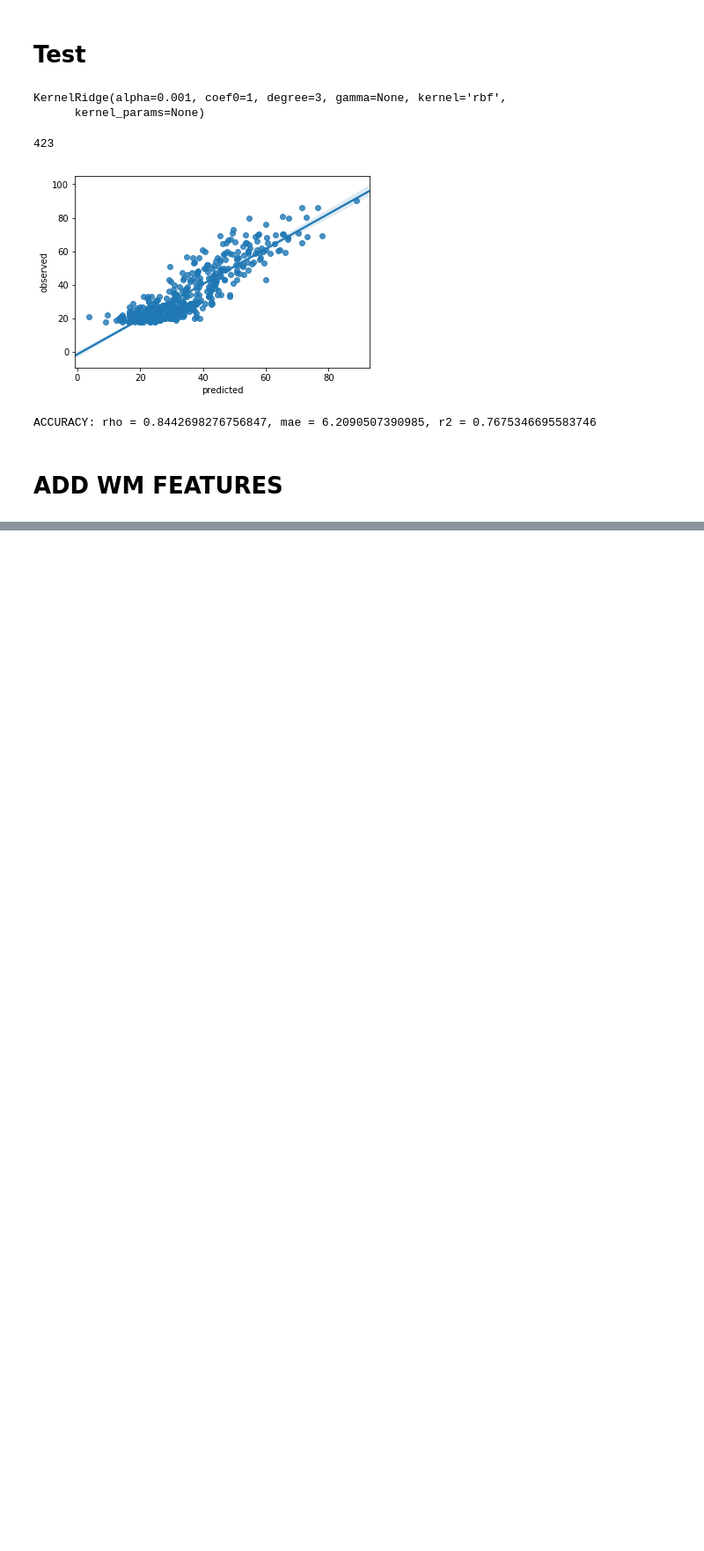
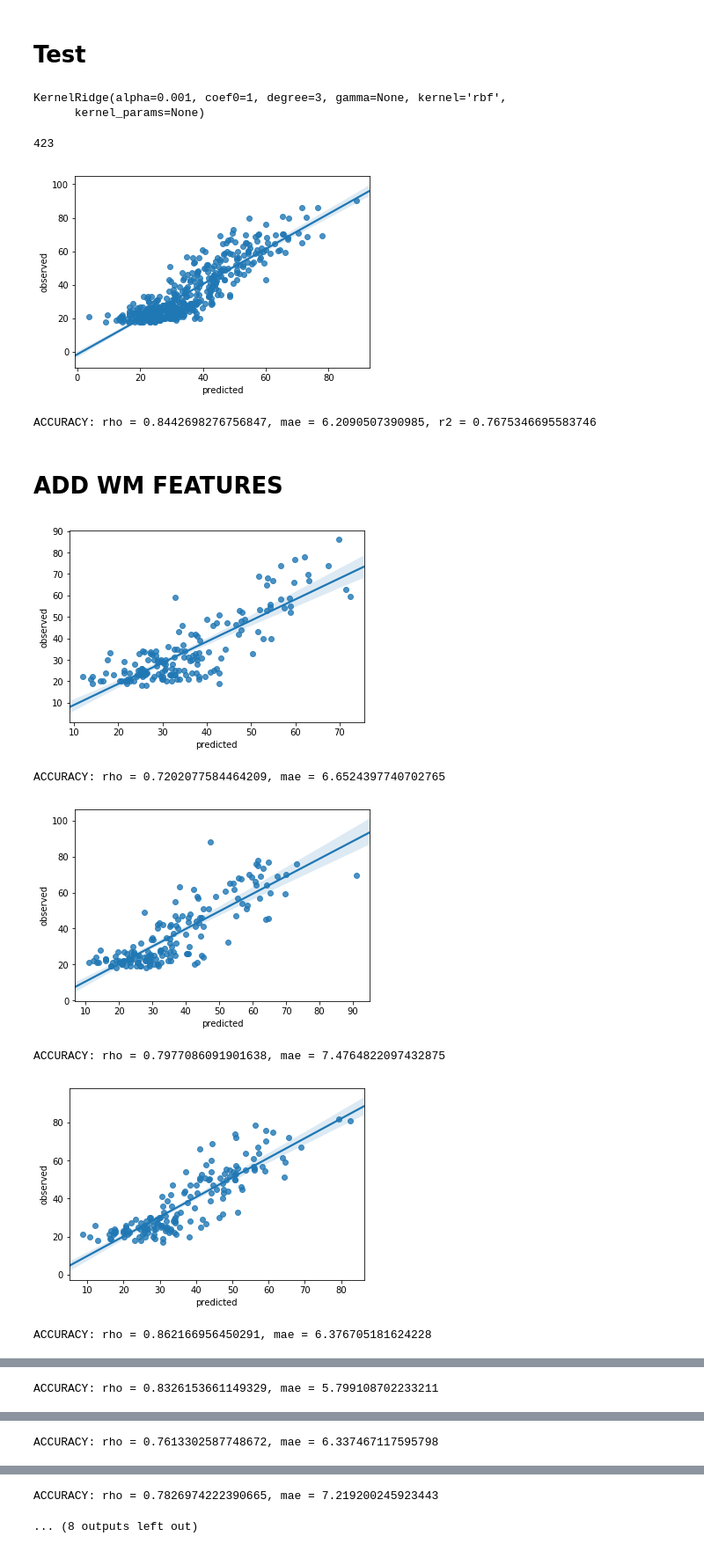
Before and after one commit to SmallHeads/PAC2019-MtRoyal_XValidators, a Jupyter notebook: krr.ipynb, the cells around one changed output, grey strips where cells are left out. Shown: that part at 88% size. Saved outputs shown, nothing was run; the diff lists cells and outputs as text; code cells hidden in the pictures; blank space fills up the shorter version.

```diff
--- a/krr.ipynb
+++ b/krr.ipynb
@@ -205,0 +203,6 @@ wmfeat
+# %%
+wmfeatures = pd.DataFrame(np.load('WM_features.npz')['arr_0'])
+wm_ids = pd.read_csv('WM_subjIDs.tsv',sep='\t',index_col=0)
+wmfeatures.index = wm_ids.subject_ID
+# %%
+wm_IDs = wmfeatures.dropna().index
@@ -205,0 +218,58 @@ wmfeat
+# %%
+new_test = pd.concat([test_feats.reset_index(),
+                      wmfeatures.loc[test_overlap].reset_index()],
+                     axis=1)
+new_features = pd.concat([df_features.reset_index(),
+                       wmfeatures.loc[train_overlap].reset_index()],
+                      axis=1)
+# %%
+# set the x
+x_ = new_features.loc[:,'scale007_1'::].drop('subject_ID',
+                                             axis=1).values
+# set the y
+y_ = df_age.loc[:,'age'].values
+# %%
+param_list = []
+r2_list = []
+mae_list = []
+rho_list = []
+
+
+for ind_train, ind_test in outer_cv.split(x_,y_):
+    x_train, x_test = x_[ind_train], x_[ind_test]
+    y_train, y_test = y_[ind_train], y_[ind_test]
+
+#     # normalize to the training set
+#     scaler = StandardScaler()
+#     x_train = scaler.fit_transform(x_[ind_train])
+#     # transform the test set(s) to same parameters as training set
+#     x_test = scaler.transform(x_[ind_test])
+
+    # train the model
+    clf.fit(X=x_train, y=y_train)
+    # save best parameters
+    param_list.append(clf.best_params_)
+
+    # test on held-out fold
+    y_pred = clf.predict(x_test)
+    # evaluate
+    r2_list.append(r2_score(y_test, y_pred))
+    mae = mean_absolute_error(y_test, y_pred)
+    mae_list.append(mae)
+    pearson_r2 = stats.pearsonr(y_pred, y_test)[0]**2
+    rho = stats.spearmanr(y_pred, y_test)[0]
+    rho_list.append(rho)
+
+    # plot
+    sns.regplot(y_pred, y_test)
+    plt.xlabel('predicted')
+    plt.ylabel('observed')
+    plt.show()
+    print('ACCURACY: rho = {}, mae = {}'.format(rho, mae))
+# %% [output]
+[figure, added]
+ACCURACY: rho = 0.7202077584464209, mae = 6.6524397740702765
+[figure, added]
+ACCURACY: rho = 0.7977086091901638, mae = 7.4764822097432875
+[figure, added]
+ACCURACY: rho = 0.862166956450291, mae = 6.376705181624228
@@ -205,0 +277 @@ wmfeat
+ACCURACY: rho = 0.8326153661149329, mae = 5.799108702233211
@@ -205,0 +279 @@ wmfeat
+ACCURACY: rho = 0.7613302587748672, mae = 6.337467117595798
@@ -205,0 +281,2 @@ wmfeat
+ACCURACY: rho = 0.7826974222390665, mae = 7.219200245923443
+... (8 outputs left out)
```
Also changed, not shown: parts of 9 cells of this notebook, 1 other file.
